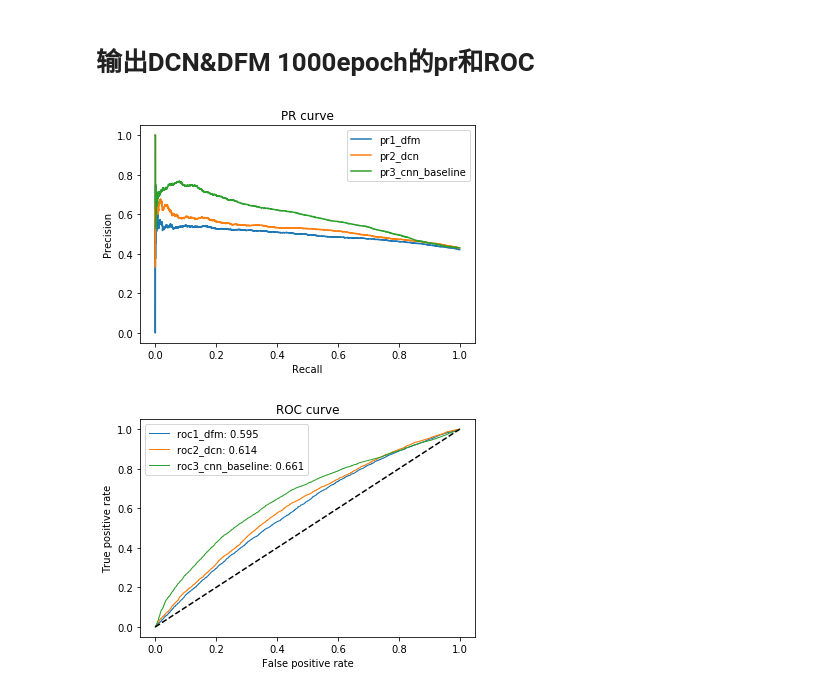
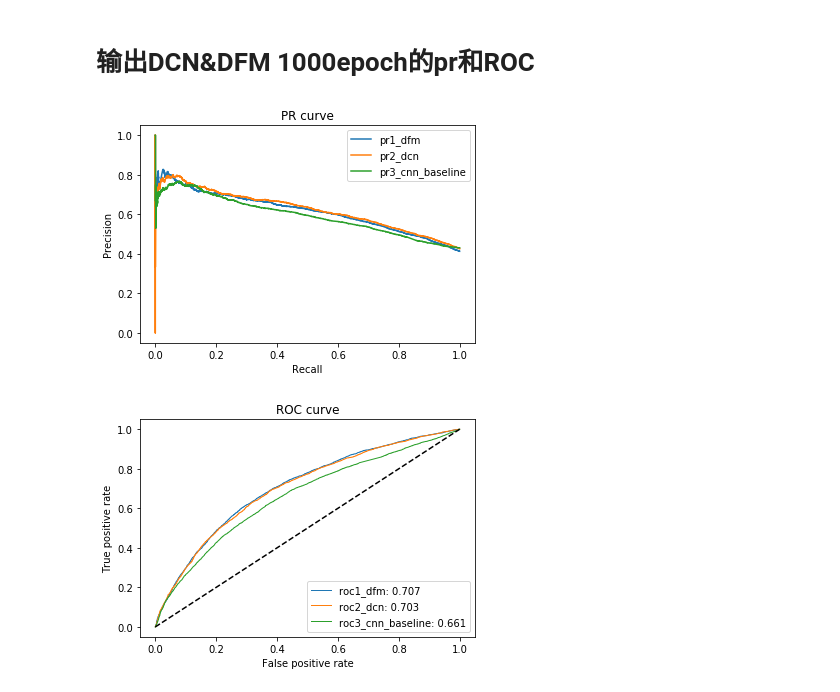
Before and after one commit to Matthew-tech/Shengli, a Jupyter notebook: deepmodel_zk/oil_dcr.ipynb, the cells around one changed output. Drawn from its saved outputs; the diff is of its cells as text; code cells hidden in the pictures.

```diff
--- a/deepmodel_zk/oil_dcr.ipynb
+++ b/deepmodel_zk/oil_dcr.ipynb
@@ -734,7 +734,7 @@ def skl_pr(file_name1,file_name2,file_name3):
         plt.ylabel('Precision')
         plt.xlabel('Recall')
         plt.legend()
-        plt.savefig("PR.png")
+        plt.savefig("PR_1000.png")
         plt.show()
 def skl_roc(file_name1,file_name2,file_name3):#,filename4):
     with open(file_name1, 'rb') as pklfile1,open(file_name2, 'rb') as pklfile2,open(file_name3, 'rb') as pklfile3:#,open(file_name4, 'rb') as pklfile4:
@@ -756,35 +756,35 @@ def skl_roc(file_name1,file_name2,file_name3):#,filename4):
 
 #         data_all4 = pkl.load(pklfile4)
 #         fpr4, tpr4, thresholds4 = roc_curve(np.array(data_all4['label']).T[1],
 #                                          np.array(data_all4['pred'].T[1]))  # [tru、pre]
 #         accuracy4 = auc(fpr4, tpr4)
 
         plt.plot(fpr1, tpr1, lw=1, label='%s: %.3f' % ('roc1_dfm', accuracy1))
         plt.plot(fpr2, tpr2, lw=1, label='%s: %.3f' % ('roc2_dcn', accuracy2))
         plt.plot(fpr3, tpr3, lw=1, label='%s: %.3f' % ('roc3_cnn_baseline', accuracy3))
 #         plt.plot(fpr4, tpr4, lw=1, label='%s: %.3f' % ('roc4', accuracy4))
 
 
         plt.plot([0, 1], [0, 1], '--k')
         plt.title("ROC curve")
         plt.xlabel('False positive rate')
         plt.ylabel('True positive rate')
         #plt.legend(sign, 'best')
         plt.legend()
-        plt.savefig("ROC.png")
+        plt.savefig("ROC_1000.png")
         plt.show()
 # file_name1='result/cnn_result/Time_cnn_all_gap_slice_0_total.pkl'
 # file_name2= 'result/cnn_result/Time_cnn_all_gap_slice_0_total_tune.pkl'
 # file_name3= 'result/cnn_result/Time_cnn_all_gap_slice_0_total_tune4.pkl'
 # file_name4= 'result/cnn_result/Time_cnn_all_gap_slice_0_total_tune_focalloss.pkl'
 # skl_pr(file_name1,file_name2,file_name3,file_name4)
 # skl_roc(file_name1,file_name2,file_name3,file_name4)
 # # draw_pr_roc(file_name)
-file_name1 = './deepmodel_result/dcr_result/oil_DFM_result_10epoch.pkl'
-file_name2 = './deepmodel_result/dcr_result/oil_DCN_result_10epoch.pkl'
+file_name1 = './deepmodel_result/dcr_result/oil_DFM_result_1000epoch.pkl'
+file_name2 = './deepmodel_result/dcr_result/oil_DCN_result_1000epoch.pkl'
 file_name3 = '/disk3/zk/aboutoil/Shengli/oil_cnn_clean/result/cnn_result/Time_cnn_all_gap_slice_0_total.pkl'
 skl_pr(file_name1,file_name2,file_name3)
 skl_roc(file_name1,file_name2,file_name3)
 # %% [output]
-[figure, old version]
+[figure, new version]
-[figure, old version]
+[figure, new version]
```
Also changed, not shown: 6 other files.
